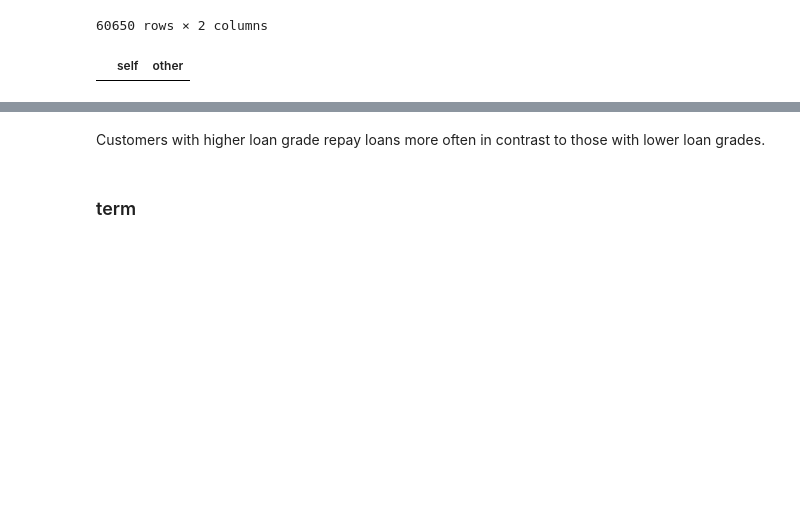
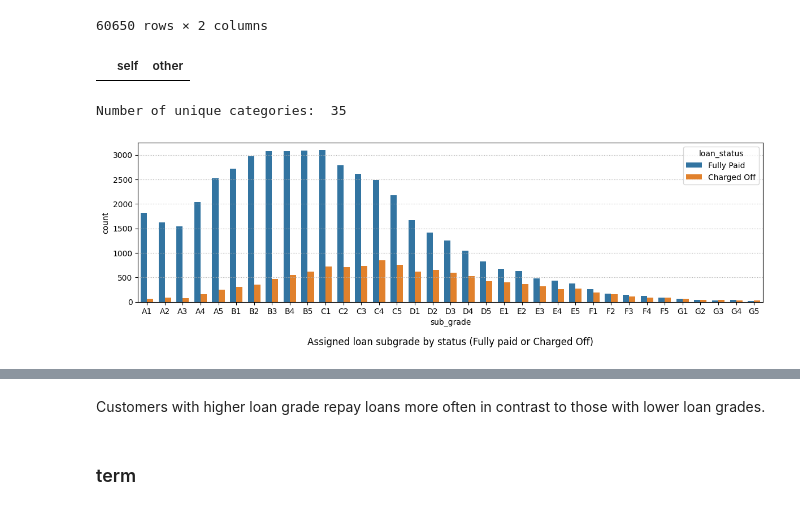
Before and after one commit to Alex1iv/Loan_repayment, a Jupyter notebook: notebooks/Loan_repayment.ipynb, the cells around one changed output, grey strips where cells are left out. Cells and saved outputs as stored; diff of their text form; code cells hidden in the pictures; blank space fills up the shorter version.

```diff
--- a/notebooks/Loan_repayment.ipynb
+++ b/notebooks/Loan_repayment.ipynb
@@ -216,3 +213,18 @@ data[['grade','sub_grade']]
 data['grade'].compare(data['sub_grade'].astype(str).str[0])
 # %% [output]
 |  | self | other |
+# %%
+new_order = list(np.sort(data['sub_grade'].unique()))
+print('Number of unique categories: ', len(new_order))
+temp = data[(data['loan_status']=='Fully Paid') | (data['loan_status']=='Charged Off')]
+fig_id=2
+
+fig, ax = plt.subplots(figsize=(12, 4))
+ax = sns.countplot(data=temp, x='sub_grade', hue='loan_status', width=0.7, order=new_order)
+ax.yaxis.grid(linestyle=':')
+ax.set_title(f'Assigned loan subgrade by status (Fully paid or Charged Off)', y=-0.3);
+#ax.set_yscale('log');
+plt.tight_layout()
+# %% [output]
+Number of unique categories:  35
+[figure, added]
```
Also changed, not shown: parts of 25 cells of this notebook, 3 other files.
